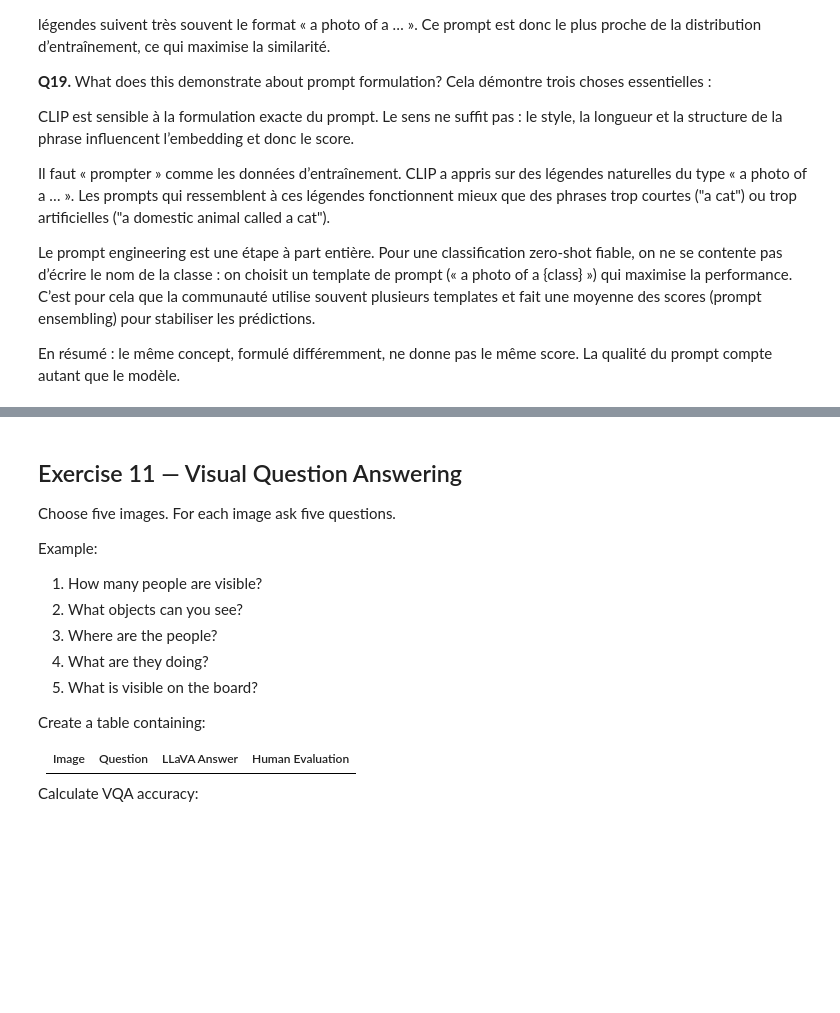
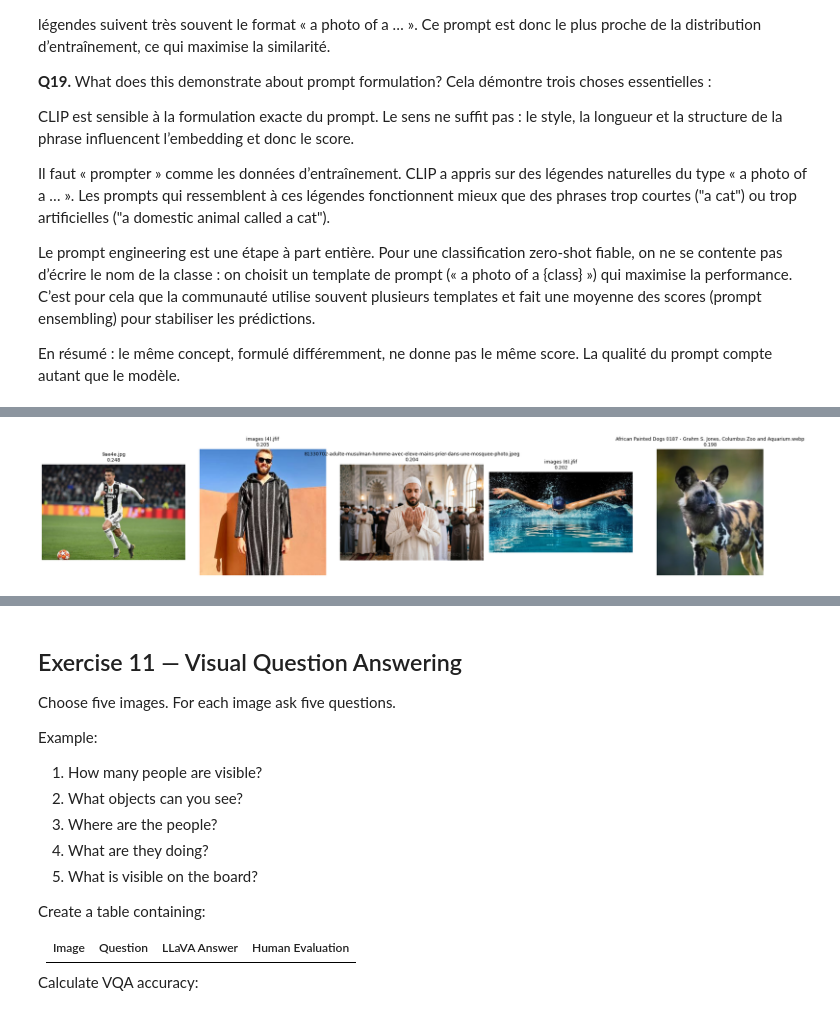
Before and after one commit to tryassine/tp-clip-llava, a Jupyter notebook: LAB_CLIP_LLaVA_Full_Lab_Statement.ipynb, the cells around one changed output, grey strips where cells are left out. Saved outputs shown, nothing was run; the diff lists cells and outputs as text; code cells hidden in the pictures; blank space fills up the shorter version.

```diff
--- a/LAB_CLIP_LLaVA_Full_Lab_Statement.ipynb
+++ b/LAB_CLIP_LLaVA_Full_Lab_Statement.ipynb
@@ -371,11 +373,14 @@ prompts = [
 
 inputs = processor(text=prompts, images=image, return_tensors="pt", padding=True)
 
+# Move input tensors to the same device as the model
+inputs = {k: v.to(device) for k, v in inputs.items()}
+
 with torch.no_grad():
     outputs = model(**inputs)
 
 # Scores bruts de similarité (logits) : shape (1, 5)
-logits = outputs.logits_per_image[0]
+logits = outputs.logits_per_image[0].cpu()
 # Probabilités relatives entre les 5 prompts
 probs = logits.softmax(dim=0)
 
@@ -417,10 +432,74 @@ Calculate its text embedding, compare it with all image embeddings, and display
 # %%
-# STUDENT TASK
-# 1. Put your images in IMAGE_DIR.
-# 2. Compute image embeddings.
-# 3. Compute the query embedding.
-# 4. Calculate cosine similarity.
-# 5. Display Top-5 images.
+import os
+import torch
+import torch.nn.functional as F
+from PIL import Image
+import matplotlib.pyplot as plt
+from transformers import CLIPProcessor, CLIPModel
 
-IMAGE_DIR = "images"
+model_name = "openai/clip-vit-base-patch32"
+model = CLIPModel.from_pretrained(model_name)
+processor = CLIPProcessor.from_pretrained(model_name)
+model.eval()
+
+IMAGE_DIR = "/content/Objects"
 QUERY = "a person playing football"
+
+# 1. Collect image paths
+exts = (".jpg", ".jpeg", ".png", ".webp", ".bmp", ".jfif")
+image_paths = sorted([
+    os.path.join(IMAGE_DIR, f)
+    for f in os.listdir(IMAGE_DIR)
+    if f.lower().endswith(exts)
+])
+print(f"Found {len(image_paths)} images")
+
+# 2. Compute normalized image embeddings — explicit vision_model
+image_embeddings = []
+with torch.no_grad():
+    for path in image_paths:
+        img = Image.open(path).convert("RGB")
+        inputs = processor(images=img, return_tensors="pt")
+
+        vision_out = model.vision_model(pixel_values=inputs["pixel_values"])
+        pooled = vision_out.pooler_output            # [CLS] token (1, hidden)
+        emb = model.visual_projection(pooled)        # (1, D) projeté dans l’espace commun
+        emb = F.normalize(emb, dim=-1)
+        image_embeddings.append(emb)
+
+image_embeddings = torch.cat(image_embeddings, dim=0)
+print("Image embeddings:", image_embeddings.shape)
+
+# 3. Query embedding — explicit text_model
+with torch.no_grad():
+    text_inputs = processor(text=[QUERY], return_tensors="pt", padding=True)
+
+    text_out = model.text_model(
+        input_ids=text_inputs["input_ids"],
+        attention_mask=text_inputs["attention_mask"],
+    )
+    pooled = text_out.pooler_output                  # [EOS] token (1, hidden)
+    query_emb = model.text_projection(pooled)        # (1, D) projeté dans l’espace commun
+    query_emb = F.normalize(query_emb, dim=-1)
+
+# 4. Cosine similarity
+similarities = (query_emb @ image_embeddings.T).squeeze(0)
+
+# 5. Top-5
+top_k = 5
+top_scores, top_indices = similarities.topk(top_k)
+
+print(f"Query: {QUERY}")
+for rank, (score, idx) in enumerate(zip(top_scores.tolist(), top_indices.tolist()), 1):
+    print(f"{rank}. {image_paths[idx]}  score={score:.4f}")
+
+# Display
+fig, axes = plt.subplots(1, top_k, figsize=(4*top_k, 4))
+for ax, score, idx in zip(axes, top_scores.tolist(), top_indices.tolist()):
+    img = Image.open(image_paths[idx]).convert("RGB")
+    ax.imshow(img)
+    ax.set_title(f"{os.path.basename(image_paths[idx])}\n{score:.3f}", fontsize=9)
+    ax.axis("off")
+plt.tight_layout()
+plt.show()
+# %% [output]
@@ -427,3 +514,4 @@ QUERY = "a person playing football"
+[figure, added]
 # %% [markdown]
 # Part C — LLaVA
 
```
Also changed, not shown: parts of 8 cells of this notebook.
